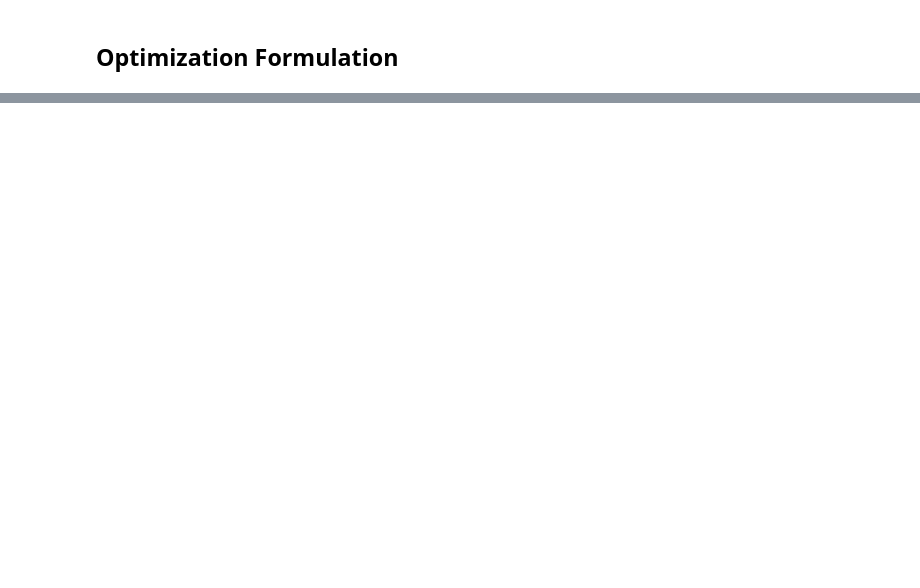
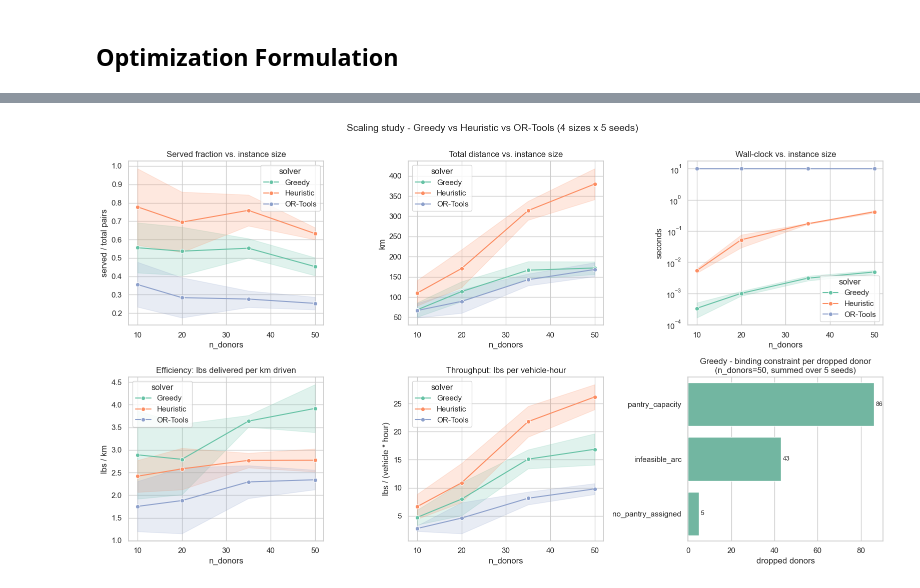
Before and after one commit to FlandiaYingman/CIS-1921-Project, a Jupyter notebook: project.ipynb, the cells around one changed output, grey strips where cells are left out. Drawn from its saved outputs; the diff is of its cells as text; code cells hidden in the pictures; blank space fills up the shorter version.

Commit message:
Greedy Solver, Heuristic Solver, Evaluation

```diff
--- a/project.ipynb
+++ b/project.ipynb
@@ -234,7 +266,7 @@ def fetch_matrix():
         data = np.load(CACHE_PATH)
         return {
             "locations": data["locations"].tolist(),
-            "n_donors": int(data["n_donors"]),
+            "n_donors": int(data["n_donors"].item()),
             "distance": data["distance"],
             "duration": data["duration"],
         }
@@ -620,0 +2014,18 @@ else:
+# %%
+binding_rows = []
+for sd in SWEEP_SEEDS:
+    inst = make_instance(50, _pantries_for(50), SWEEP_NUM_VEHICLES, sd)
+    res = solve_greedy(inst)
+    for reason, count in res.binding_reason_counts.items():
+        if count == 0:
+            continue
+        binding_rows.append({"seed": sd, "reason": reason, "count": count})
+
+binding_df = pd.DataFrame(binding_rows)
+binding_summary = (binding_df
+                   .groupby("reason")["count"]
+                   .agg(["sum", "mean"])
+                   .sort_values("sum", ascending=False)
+                   .rename(columns={"sum": "total_dropped", "mean": "avg_per_seed"}))
+print("Binding constraints across the greedy at n_donors=50, vehicles=5, 5 seeds:")
+print(binding_summary.round(2))
@@ -620,0 +2052,64 @@ else:
+# %%
+import matplotlib.pyplot as plt
+import seaborn as sns
+
+sns.set_theme(style="whitegrid", context="notebook")
+solver_order = ["Greedy", "Heuristic", "OR-Tools"]
+palette = dict(zip(solver_order, sns.color_palette("Set2", n_colors=3)))
+
+fig, axes = plt.subplots(2, 3, figsize=(16, 9))
+
+for ax, (col, title, ylabel) in zip(
+    axes[0],
+    [
+        ("served_frac", "Served fraction vs. instance size", "served / total pairs"),
+        ("distance_km", "Total distance vs. instance size", "km"),
+        ("wall_clock_s", "Wall-clock vs. instance size", "seconds"),
+    ],
+):
+    sns.lineplot(
+        data=sweep_df, x="n_donors", y=col, hue="solver", hue_order=solver_order,
+        palette=palette, marker="o", errorbar="sd", ax=ax,
+    )
+    ax.set_title(title)
+    ax.set_xlabel("n_donors")
+    ax.set_ylabel(ylabel)
+    if col == "wall_clock_s":
+        ax.set_yscale("log")
+
+for ax, (col, title, ylabel) in zip(
+    axes[1, :2],
+    [
+        ("lbs_per_km", "Efficiency: lbs delivered per km driven", "lbs / km"),
+        ("lbs_per_vehicle_hour", "Throughput: lbs per vehicle-hour", "lbs / (vehicle * hour)"),
+    ],
+):
+    sns.lineplot(
+        data=sweep_df, x="n_donors", y=col, hue="solver", hue_order=solver_order,
+        palette=palette, marker="o", errorbar="sd", ax=ax,
+    )
+    ax.set_title(title)
+    ax.set_xlabel("n_donors")
+    ax.set_ylabel(ylabel)
+
+ax = axes[1, 2]
+if not binding_summary.empty:
+    sns.barplot(
+        x=binding_summary["total_dropped"].values,
+        y=binding_summary.index.tolist(),
+        color=palette["Greedy"], ax=ax,
+    )
+    ax.set_title("Greedy - binding constraint per dropped donor\n(n_donors=50, summed over 5 seeds)")
+    ax.set_xlabel("dropped donors")
+    ax.set_ylabel("")
+    for container in ax.containers:
+        ax.bar_label(container, fmt="%.0f", padding=3, fontsize=9)
+else:
+    ax.text(0.5, 0.5, "no dropped donors", ha="center", va="center")
+    ax.set_axis_off()
+
+fig.suptitle("Scaling study - Greedy vs Heuristic vs OR-Tools (4 sizes x 5 seeds)", fontsize=14, y=1.00)
+fig.tight_layout()
+plt.show()
+# %% [output]
+[figure, added]
```
Also changed, not shown: parts of 27 cells of this notebook, 1 other file.
